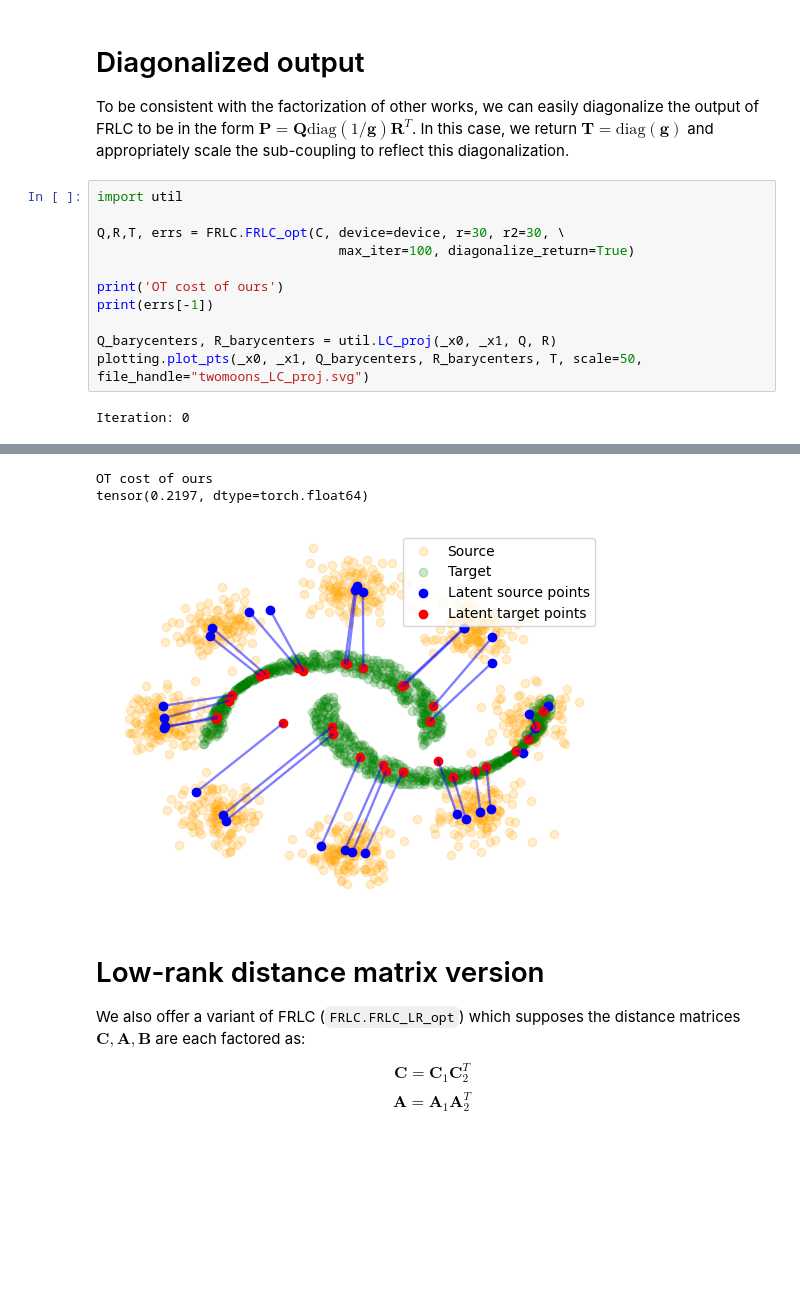
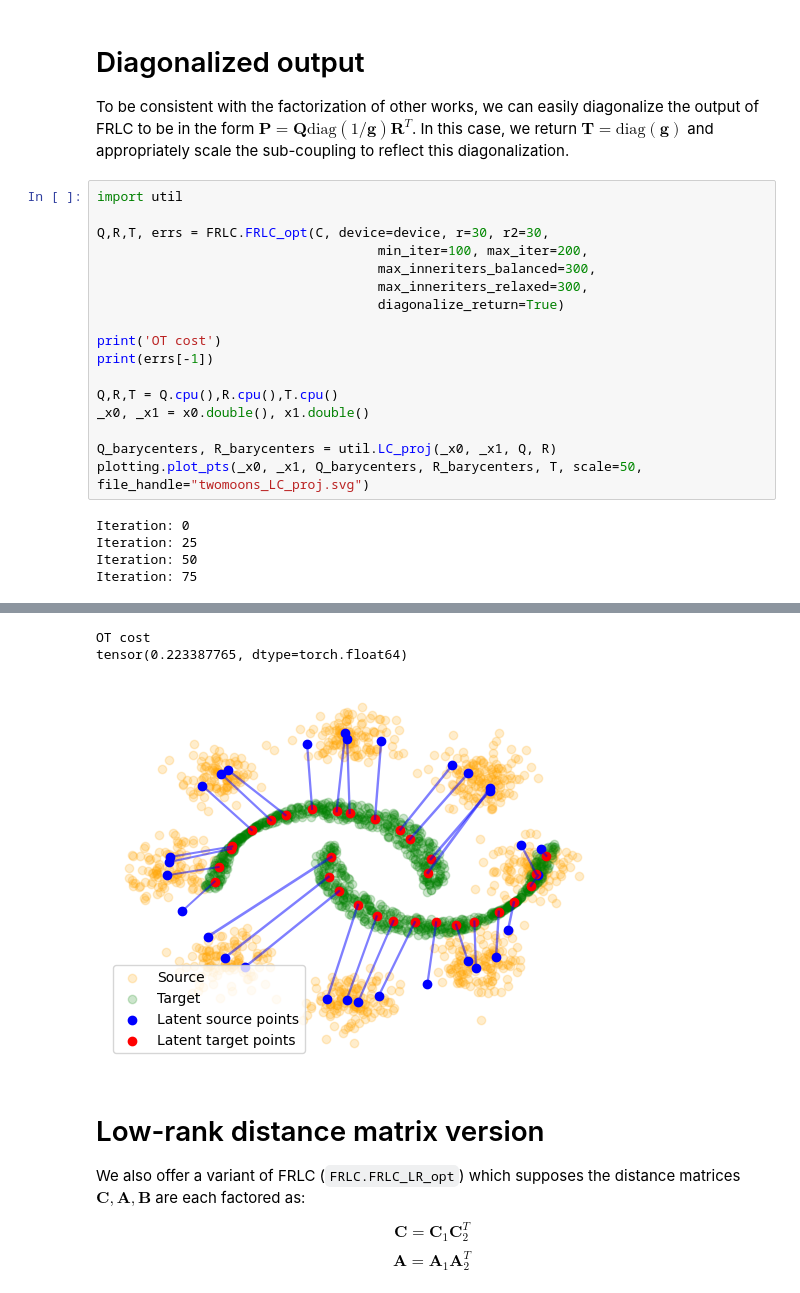
Before and after one commit to raphael-group/FRLC, a Jupyter notebook: notebooks/FRLC_demo.ipynb, the cells around one changed output, grey strips where cells are left out. Saved outputs shown, nothing was run; the diff lists cells and outputs as text; blank space fills up the shorter version.

```diff
--- a/notebooks/FRLC_demo.ipynb
+++ b/notebooks/FRLC_demo.ipynb
@@ -111,13 +144,22 @@ To be consistent with the factorization of other works, we can easily diagonaliz
 # %%
 import util
 
-Q,R,T, errs = FRLC.FRLC_opt(C, device=device, r=30, r2=30, \
-                               max_iter=100, diagonalize_return=True)
+Q,R,T, errs = FRLC.FRLC_opt(C, device=device, r=30, r2=30,
+                                    min_iter=100, max_iter=200,
+                                    max_inneriters_balanced=300,
+                                    max_inneriters_relaxed=300,
+                                    diagonalize_return=True)
 
-print('OT cost of ours')
+print('OT cost')
 print(errs[-1])
+
+Q,R,T = Q.cpu(),R.cpu(),T.cpu()
+_x0, _x1 = x0.double(), x1.double()
 
 Q_barycenters, R_barycenters = util.LC_proj(_x0, _x1, Q, R)
 plotting.plot_pts(_x0, _x1, Q_barycenters, R_barycenters, T, scale=50, file_handle="twomoons_LC_proj.svg")
 # %% [output]
 Iteration: 0
+Iteration: 25
+Iteration: 50
+Iteration: 75
@@ -126,6 +168,6 @@ Iteration: 0
-OT cost of ours
-tensor(0.2197, dtype=torch.float64)
+OT cost
+tensor(0.223387765, dtype=torch.float64)
-[figure, old version]
+[figure, new version]
 # %% [markdown]
 # Low-rank distance matrix version
 
```
Also changed, not shown: parts of 8 cells of this notebook, 1 other file.
